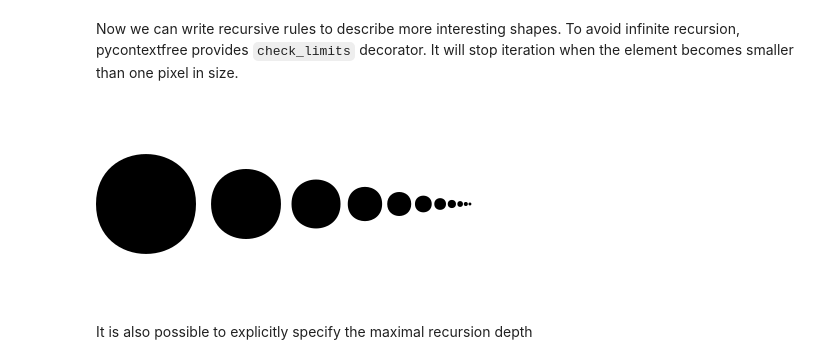
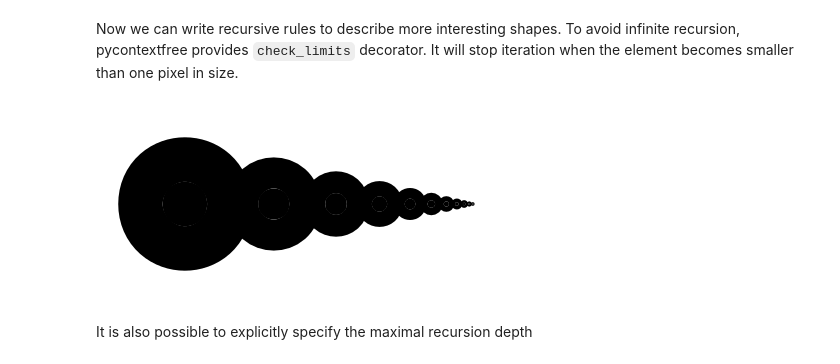
Before and after one commit to undertherain/pycontextfree, a Jupyter notebook: examples/tutorial.ipynb, the cells around one changed output. Cells and saved outputs as stored; diff of their text form; code cells hidden in the pictures.

```diff
--- a/examples/tutorial.ipynb
+++ b/examples/tutorial.ipynb
@@ -82,16 +82,15 @@ To avoid infinite recursion, pycontextfree provides `check_limits` decorator. It
 # %%
 cf.init(canvas_size=(400, 200), background_color="#ffffff")
 @cf.check_limits
 def infinite_circles():
     cf.circle()
-    with cf.translate(1, 0):
+    with cf.translate(2, 0):
         with cf.scale(0.7):
             infinite_circles()
-with cf.scale(2):
-    infinite_circles()
+infinite_circles()
 cf.display_ipython()
 # %% [output]
-[figure, old version]
+[figure, new version]
 # %% [markdown]
 It is also possible to explicitly specify the maximal recursion depth
 # %% [markdown]
```
Also changed, not shown: parts of 6 cells of this notebook.
